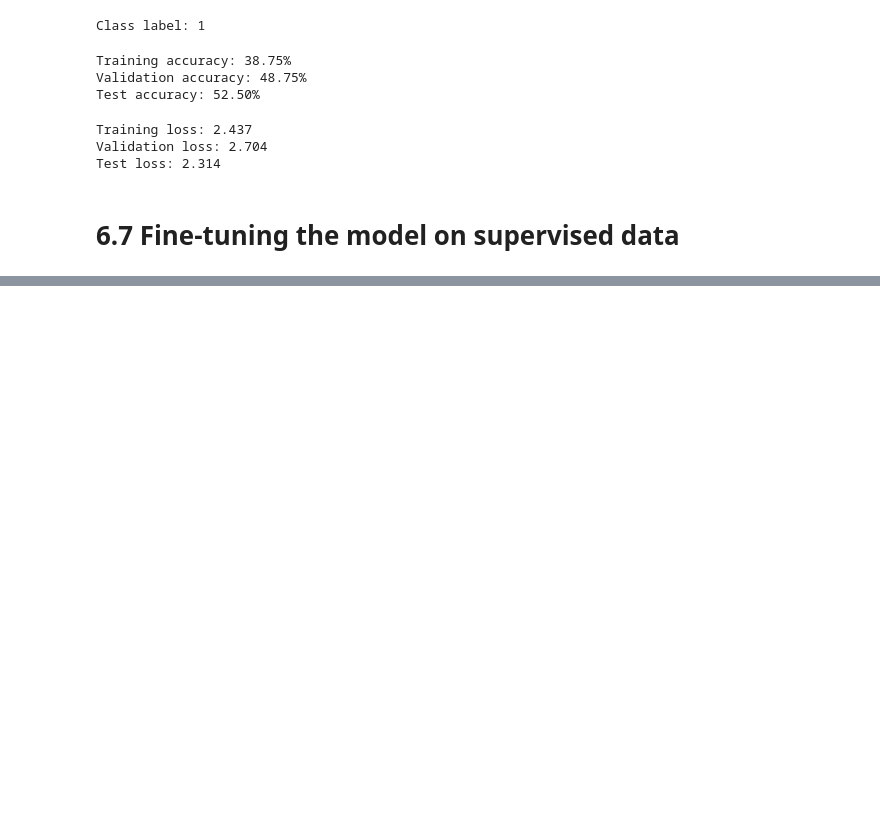
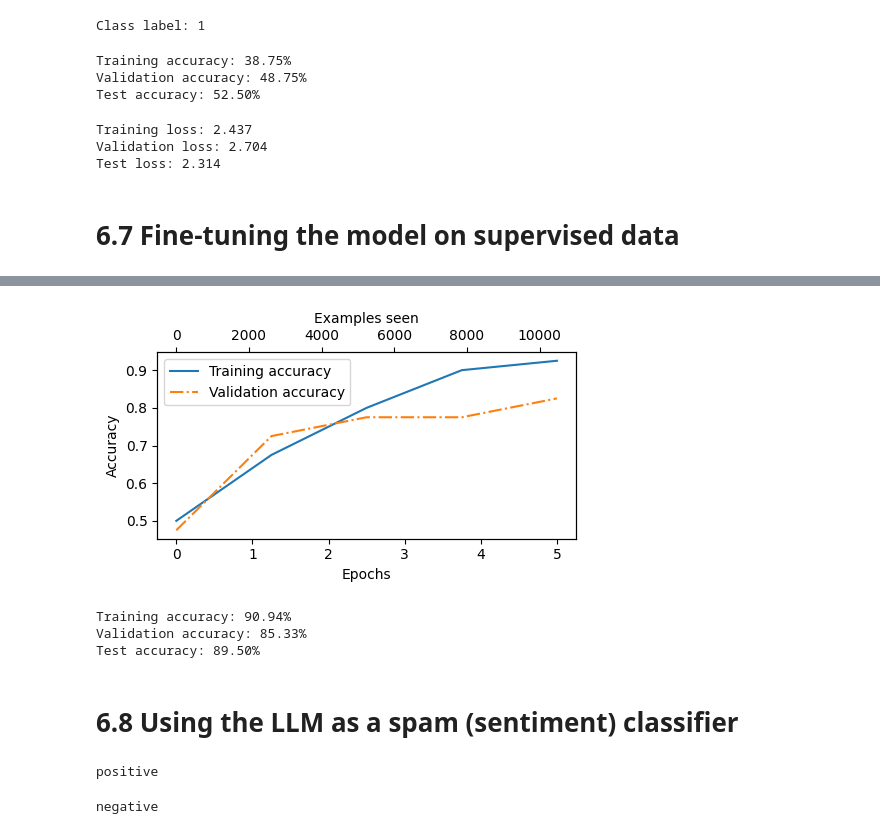
Before and after one commit to ChengGuo2000/Learning-Notes_LLM-from-Scratch, a Jupyter notebook: chapter-6-learn/chapter-6-code.ipynb, the cells around one changed output, grey strips where cells are left out. Drawn from its saved outputs; the diff is of its cells as text; code cells hidden in the pictures; blank space fills up the shorter version.

```diff
--- a/chapter-6-learn/chapter-6-code.ipynb
+++ b/chapter-6-learn/chapter-6-code.ipynb
@@ -474,0 +507,21 @@ Training completed in 73.87 minutes.
+# %%
+# Plot the classification accuracies
+epochs_tensor = torch.linspace(0, num_epochs, len(train_accs))
+examples_seen_tensor = torch.linspace(0, examples_seen, len(train_accs))
+plot_values(epochs_tensor, examples_seen_tensor, train_accs, val_accs, label="accuracy")
+# %% [output]
+[figure, added]
+# %%
+# Calculate the accuracy for training, validation, and test sets across the entire dataset
+train_accuracy = calc_accuracy_loader(train_loader, model, device)
+val_accuracy = calc_accuracy_loader(val_loader, model, device)
+test_accuracy = calc_accuracy_loader(test_loader, model, device)
+print(f"Training accuracy: {train_accuracy*100:.2f}%")
+print(f"Validation accuracy: {val_accuracy*100:.2f}%")
+print(f"Test accuracy: {test_accuracy*100:.2f}%")
+# %% [output]
+Training accuracy: 90.94%
+Validation accuracy: 85.33%
+Test accuracy: 89.50%
+# %% [markdown]
+# 6.8 Using the LLM as a spam (sentiment) classifier
@@ -474,0 +541,12 @@ Training completed in 73.87 minutes.
+# %%
+# Try the function on an example text
+text_1 = "Amazing experience! The food was flavorful, portions generous, and the staff went above and beyond. Will definitely come back."
+print(classify_review(text_1, model, tokenizer, device, max_length=train_dataset.max_length))
+# %% [output]
+positive
+# %%
+# Try the function on another example text
+text_2 = "Terrible experience. Food was cold, order was wrong, and staff were rude. Won’t return."
+print(classify_review(text_2, model, tokenizer, device, max_length=train_dataset.max_length))
+# %% [output]
+negative
```
Also changed, not shown: parts of 11 cells of this notebook, 2 other files.
